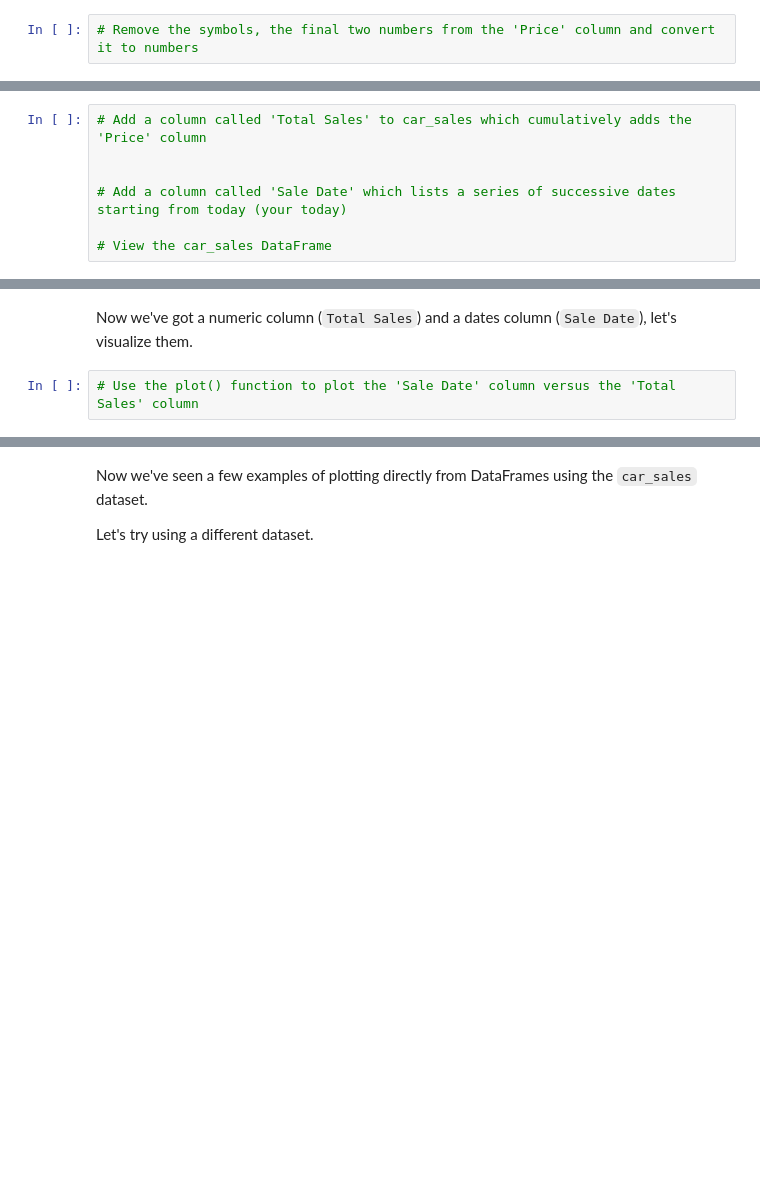
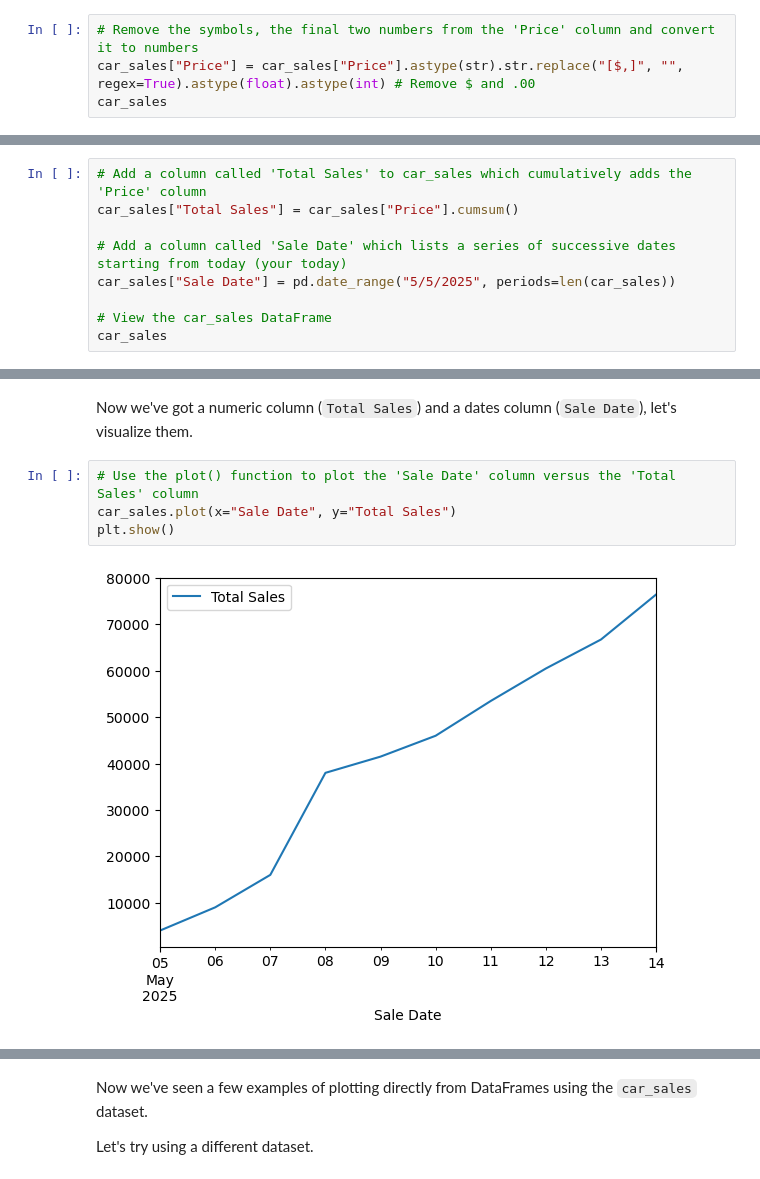
Before and after one commit to dinakajoy/intro_to_matplotlib, a Jupyter notebook: matplotlib-exercises.ipynb, the cells around one changed output, grey strips where cells are left out. Saved outputs shown, nothing was run; the diff lists cells and outputs as text; blank space fills up the shorter version.

```diff
--- a/matplotlib-exercises.ipynb
+++ b/matplotlib-exercises.ipynb
@@ -264,3 +264,5 @@ In the process of turning it to numeric data, let's create another column which
 Hint: To add a column up cumulatively, look up the cumsum() function. And to create a column of dates, look up the date_range() function.
 # %%
 # Remove the symbols, the final two numbers from the 'Price' column and convert it to numbers
+car_sales["Price"] = car_sales["Price"].astype(str).str.replace("[$,]", "", regex=True).astype(float).astype(int) # Remove $ and .00
+car_sales
@@ -267,7 +281,9 @@ Hint: To add a column up cumulatively, look up the cumsum() function. And to cre
 # %%
 # Add a column called 'Total Sales' to car_sales which cumulatively adds the 'Price' column
-
+car_sales["Total Sales"] = car_sales["Price"].cumsum()
 
 # Add a column called 'Sale Date' which lists a series of successive dates starting from today (your today)
+car_sales["Sale Date"] = pd.date_range("5/5/2025", periods=len(car_sales))
 
 # View the car_sales DataFrame
+car_sales
@@ -275,4 +303,8 @@ Hint: To add a column up cumulatively, look up the cumsum() function. And to cre
 Now we've got a numeric column (`Total Sales`) and a dates column (`Sale Date`), let's visualize them.
 # %%
 # Use the plot() function to plot the 'Sale Date' column versus the 'Total Sales' column
+car_sales.plot(x="Sale Date", y="Total Sales")
+plt.show()
+# %% [output]
+[figure, added]
 # %%
```
Also changed, not shown: parts of 23 cells of this notebook, 2 other files.
